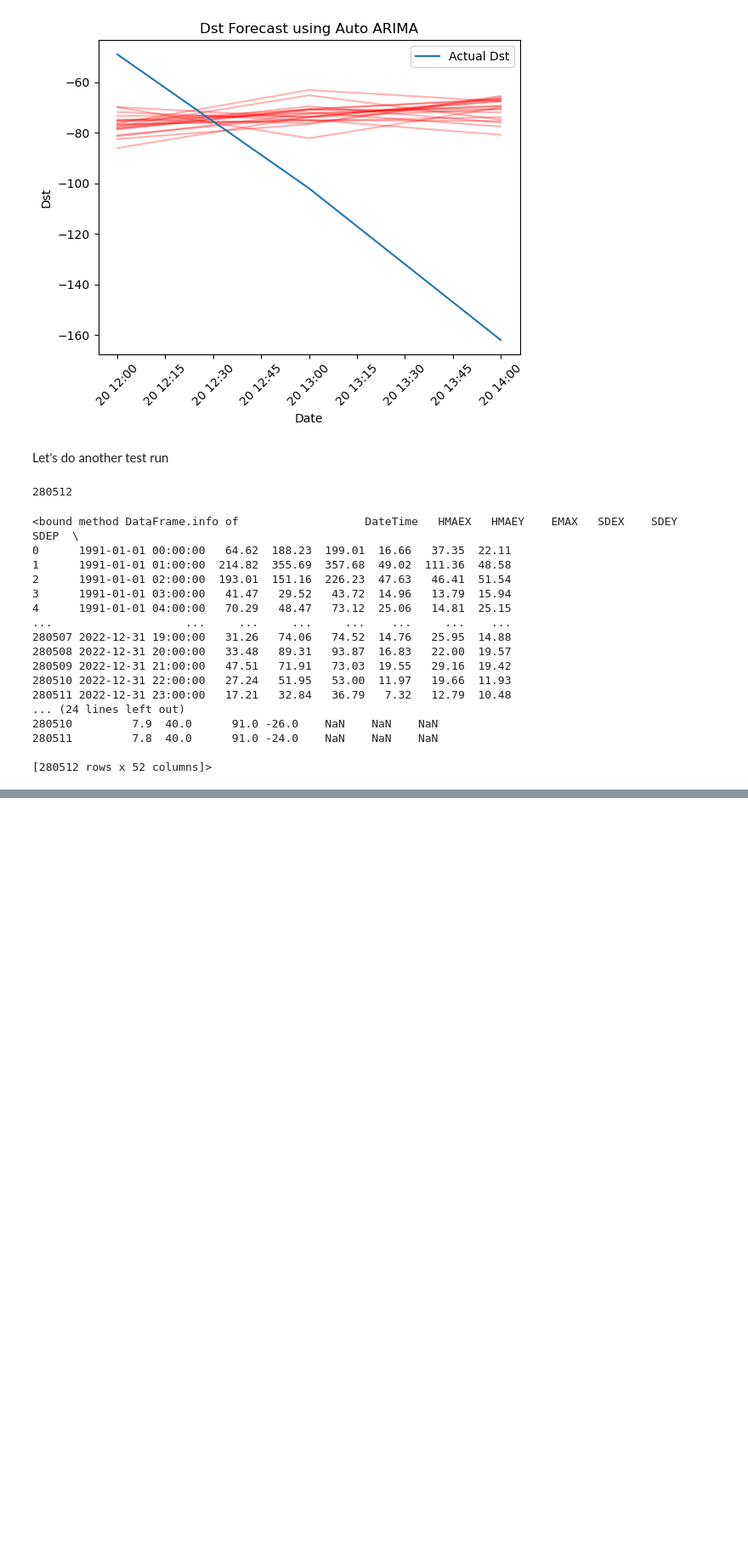
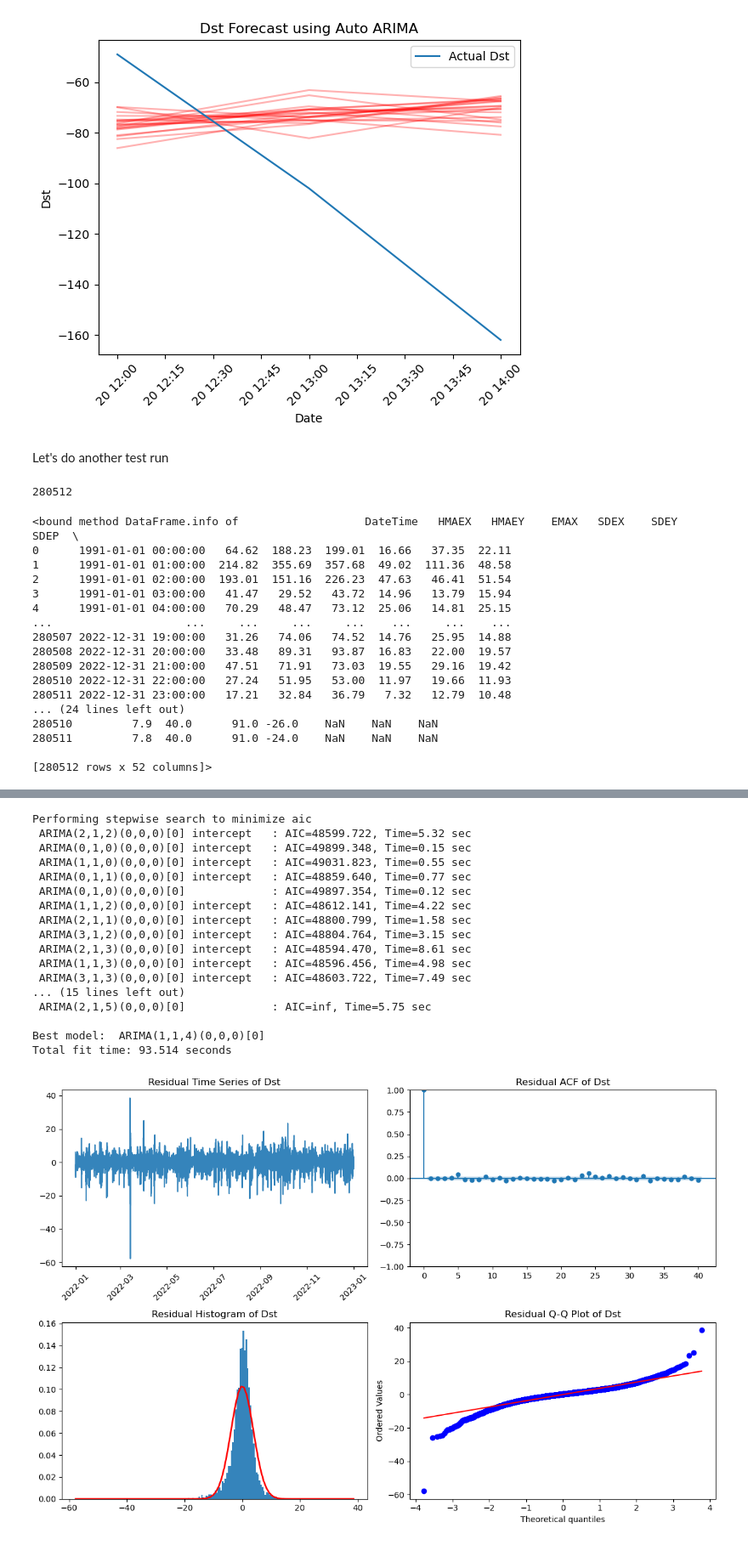
Before and after one commit to kylermurphy/ml_fw, a Jupyter notebook: notebooks/Space_Weather_Workbook.ipynb, the cells around one changed output, grey strips where cells are left out. Shown at 85% size. Drawn from its saved outputs; the diff is of its cells as text; code cells hidden in the pictures; blank space fills up the shorter version.

```diff
--- a/notebooks/Space_Weather_Workbook.ipynb
+++ b/notebooks/Space_Weather_Workbook.ipynb
@@ -1419,0 +1432,21 @@ series = data.loc[""]
+# %%
+model, residuals, characterization, panel = fit_arima_and_characterize(series, title = "Dst", plot = True)
+# %% [output]
+Performing stepwise search to minimize aic
+ ARIMA(2,1,2)(0,0,0)[0] intercept   : AIC=48599.722, Time=5.32 sec
+ ARIMA(0,1,0)(0,0,0)[0] intercept   : AIC=49899.348, Time=0.15 sec
+ ARIMA(1,1,0)(0,0,0)[0] intercept   : AIC=49031.823, Time=0.55 sec
+ ARIMA(0,1,1)(0,0,0)[0] intercept   : AIC=48859.640, Time=0.77 sec
+ ARIMA(0,1,0)(0,0,0)[0]             : AIC=49897.354, Time=0.12 sec
+ ARIMA(1,1,2)(0,0,0)[0] intercept   : AIC=48612.141, Time=4.22 sec
+ ARIMA(2,1,1)(0,0,0)[0] intercept   : AIC=48800.799, Time=1.58 sec
+ ARIMA(3,1,2)(0,0,0)[0] intercept   : AIC=48804.764, Time=3.15 sec
+ ARIMA(2,1,3)(0,0,0)[0] intercept   : AIC=48594.470, Time=8.61 sec
+ ARIMA(1,1,3)(0,0,0)[0] intercept   : AIC=48596.456, Time=4.98 sec
+ ARIMA(3,1,3)(0,0,0)[0] intercept   : AIC=48603.722, Time=7.49 sec
+... (15 lines left out)
+ ARIMA(2,1,5)(0,0,0)[0]             : AIC=inf, Time=5.75 sec
+
+Best model:  ARIMA(1,1,4)(0,0,0)[0]
+Total fit time: 93.514 seconds
+[figure, added]
```
Also changed, not shown: parts of 18 cells of this notebook, 2 other files.
